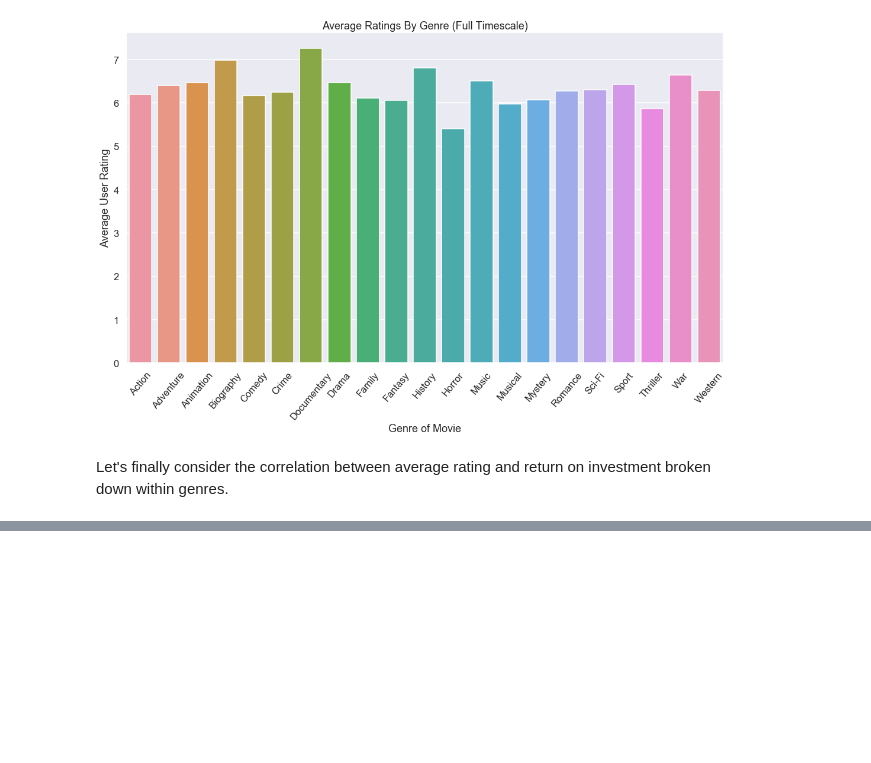
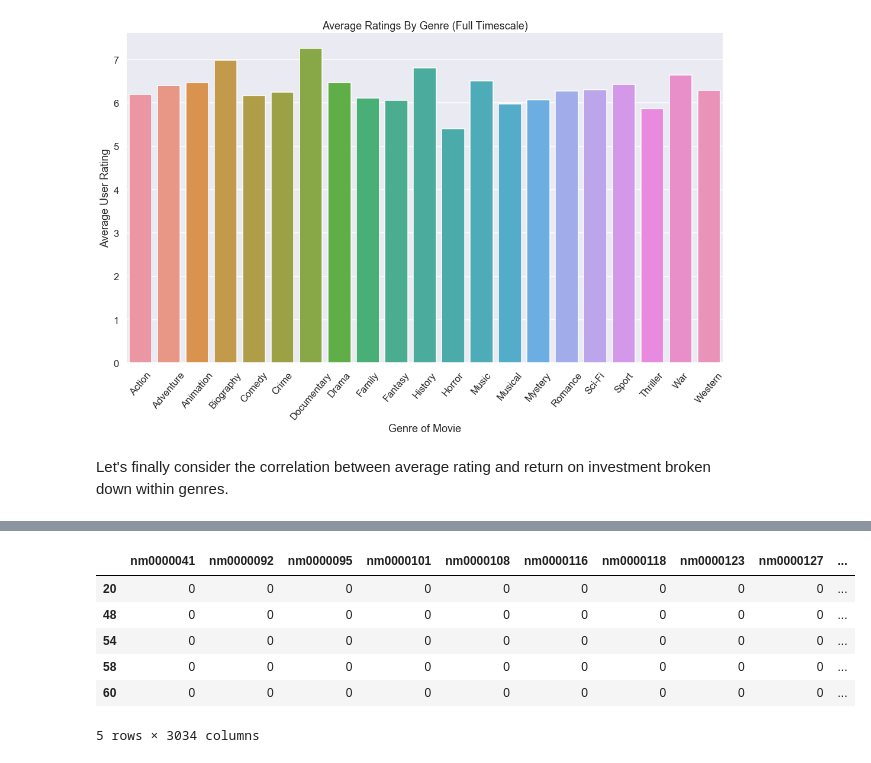
Before and after one commit to bbjornstad-flatiron/flatiron-mod1-project, a Jupyter notebook: data-analysis.ipynb, the cells around one changed output, grey strips where cells are left out. Cells and saved outputs as stored; diff of their text form; code cells hidden in the pictures; blank space fills up the shorter version.

```diff
--- a/data-analysis.ipynb
+++ b/data-analysis.ipynb
@@ -287,0 +224,11 @@ genre_subset_f8.tight_layout()
+# %%
+writer_dummies = pd.get_dummies(final_data.writers.apply(pd.Series).stack()).sum(level=0)
+writer_dummies.head()
+# %% [output]
+|  | nm0000041 | nm0000092 | nm0000095 | nm0000101 | nm0000108 | nm0000116 | nm0000118 | nm0000123 | nm0000127 | ... |
+| 20 | 0 | 0 | 0 | 0 | 0 | 0 | 0 | 0 | 0 | ... |
+| 48 | 0 | 0 | 0 | 0 | 0 | 0 | 0 | 0 | 0 | ... |
+| 54 | 0 | 0 | 0 | 0 | 0 | 0 | 0 | 0 | 0 | ... |
+| 58 | 0 | 0 | 0 | 0 | 0 | 0 | 0 | 0 | 0 | ... |
+| 60 | 0 | 0 | 0 | 0 | 0 | 0 | 0 | 0 | 0 | ... |
+5 rows × 3034 columns
```
Also changed, not shown: parts of 13 cells of this notebook, 7 other files.
